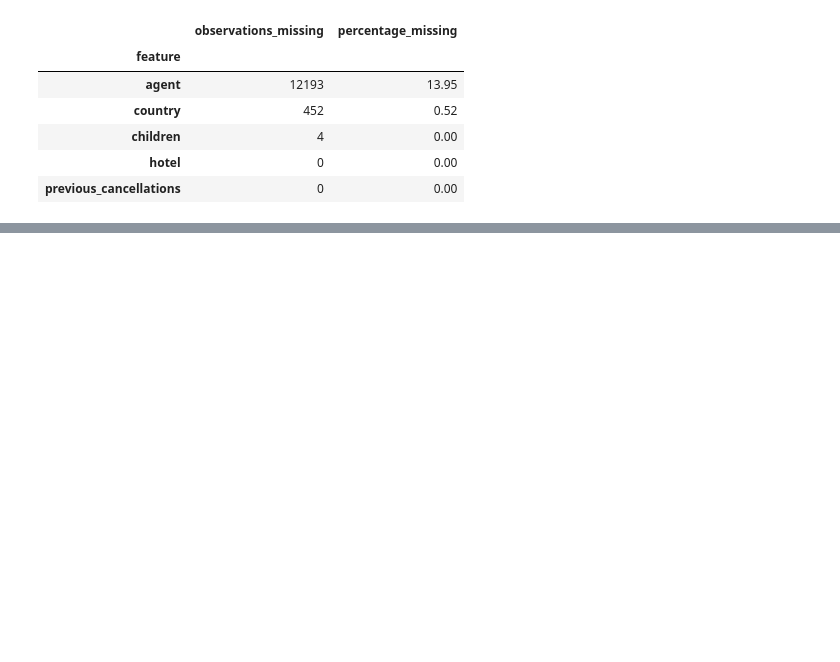
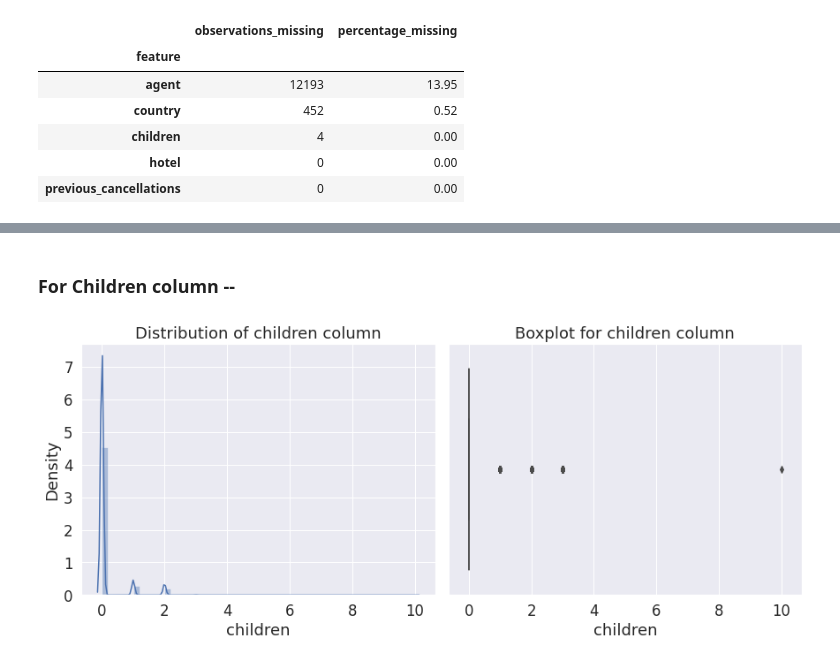
Before and after one commit to RanojoyBiswas/Hotel-Booking-Analysis-EDA-, a Jupyter notebook: Hotel_Booking_Analysis.ipynb, the cells around one changed output, grey strips where cells are left out. Cells and saved outputs as stored; diff of their text form; code cells hidden in the pictures; blank space fills up the shorter version.

```diff
--- a/Hotel_Booking_Analysis.ipynb
+++ b/Hotel_Booking_Analysis.ipynb
@@ -244,0 +300,2 @@ missing.sort_values('observations_missing', ascending = False).head(5)
+# %%
+df['country'].fillna(df['country'].mode()[0], inplace = True)
@@ -244,0 +306,6 @@ missing.sort_values('observations_missing', ascending = False).head(5)
+# %% [markdown]
+### For Children column --
+# %%
+dist_box_plot('children', df, (12,5))
+# %% [output]
+[figure, added]
```
Also changed, not shown: parts of 25 cells of this notebook.
